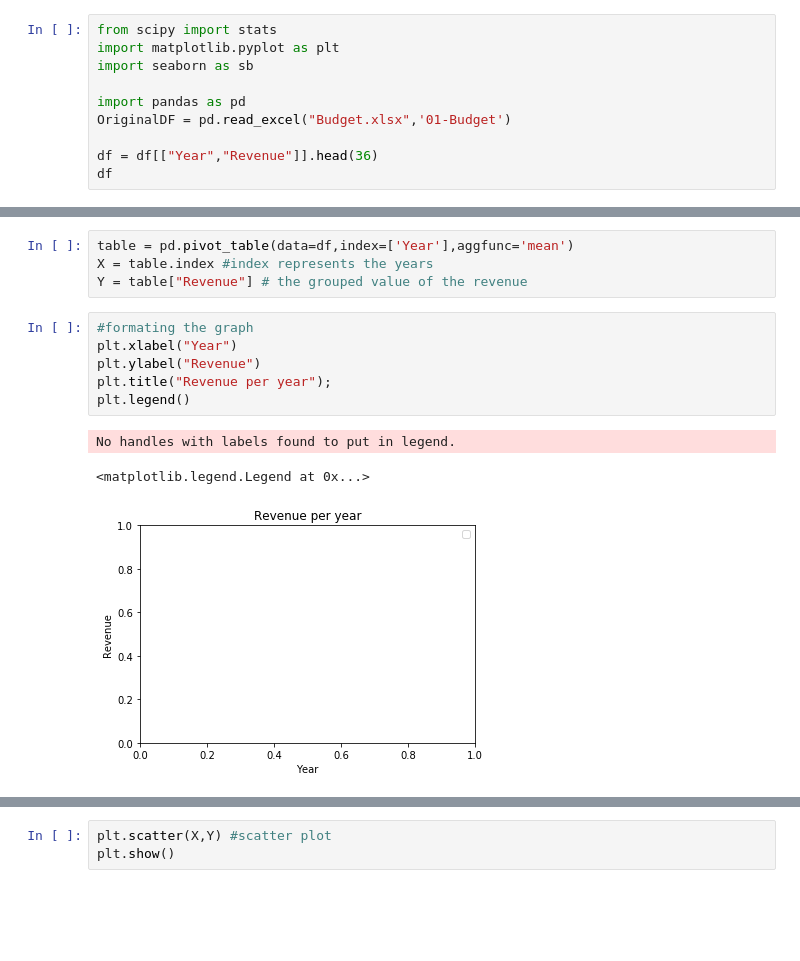
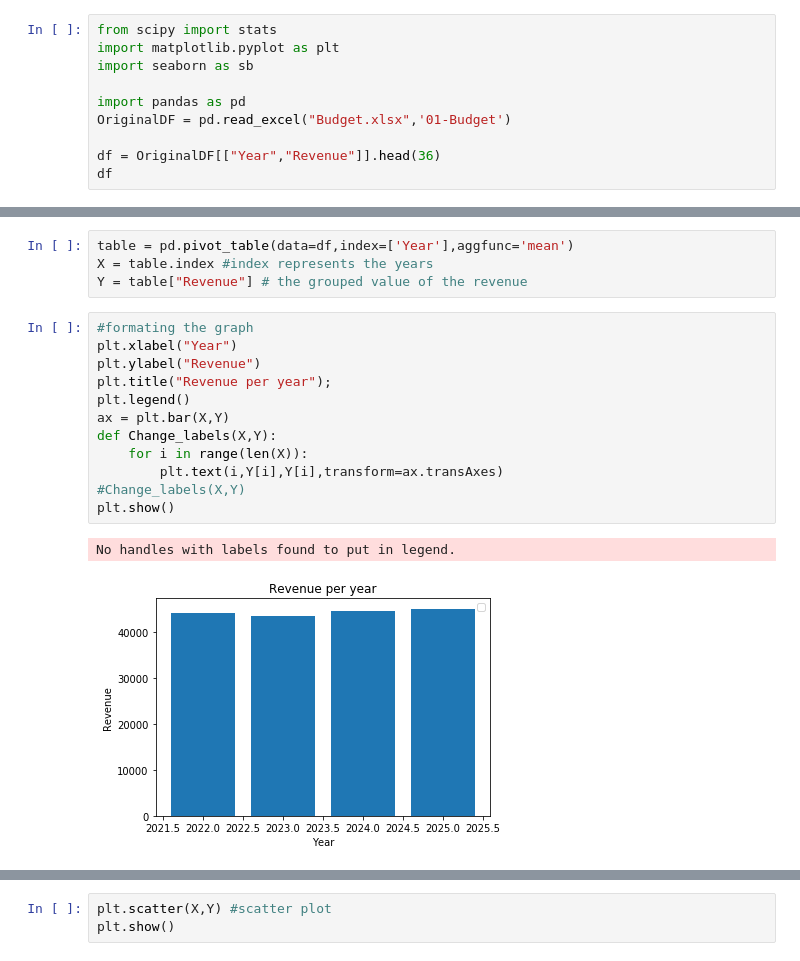
Before and after one commit to Ghoniem-Ghoniem/DataAnalysis, a Jupyter notebook: 04-Budget Data Visualization.ipynb, the cells around one changed output, grey strips where cells are left out. Drawn from its saved outputs; the diff is of its cells as text; blank space fills up the shorter version.

```diff
--- a/04-Budget Data Visualization.ipynb
+++ b/04-Budget Data Visualization.ipynb
@@ -6,7 +6,7 @@ import seaborn as sb
 import pandas as pd
 OriginalDF = pd.read_excel("Budget.xlsx",'01-Budget')
 
-df = df[["Year","Revenue"]].head(36)
+df = OriginalDF[["Year","Revenue"]].head(36)
 df
 # %% [output]
 |  | Year | Revenue |
@@ -43,10 +45,15 @@ Y = table["Revenue"] # the grouped value of the revenue
 # %%
 #formating the graph
 plt.xlabel("Year")
 plt.ylabel("Revenue")
 plt.title("Revenue per year");
 plt.legend()
+ax = plt.bar(X,Y)
+def Change_labels(X,Y):
+    for i in range(len(X)):
+        plt.text(i,Y[i],Y[i],transform=ax.transAxes)
+#Change_labels(X,Y)
+plt.show()
 # %% [output]
 No handles with labels found to put in legend.
-<matplotlib.legend.Legend at 0x...>
-[figure, old version]
+[figure, new version]
```
Also changed, not shown: parts of 17 cells of this notebook.
